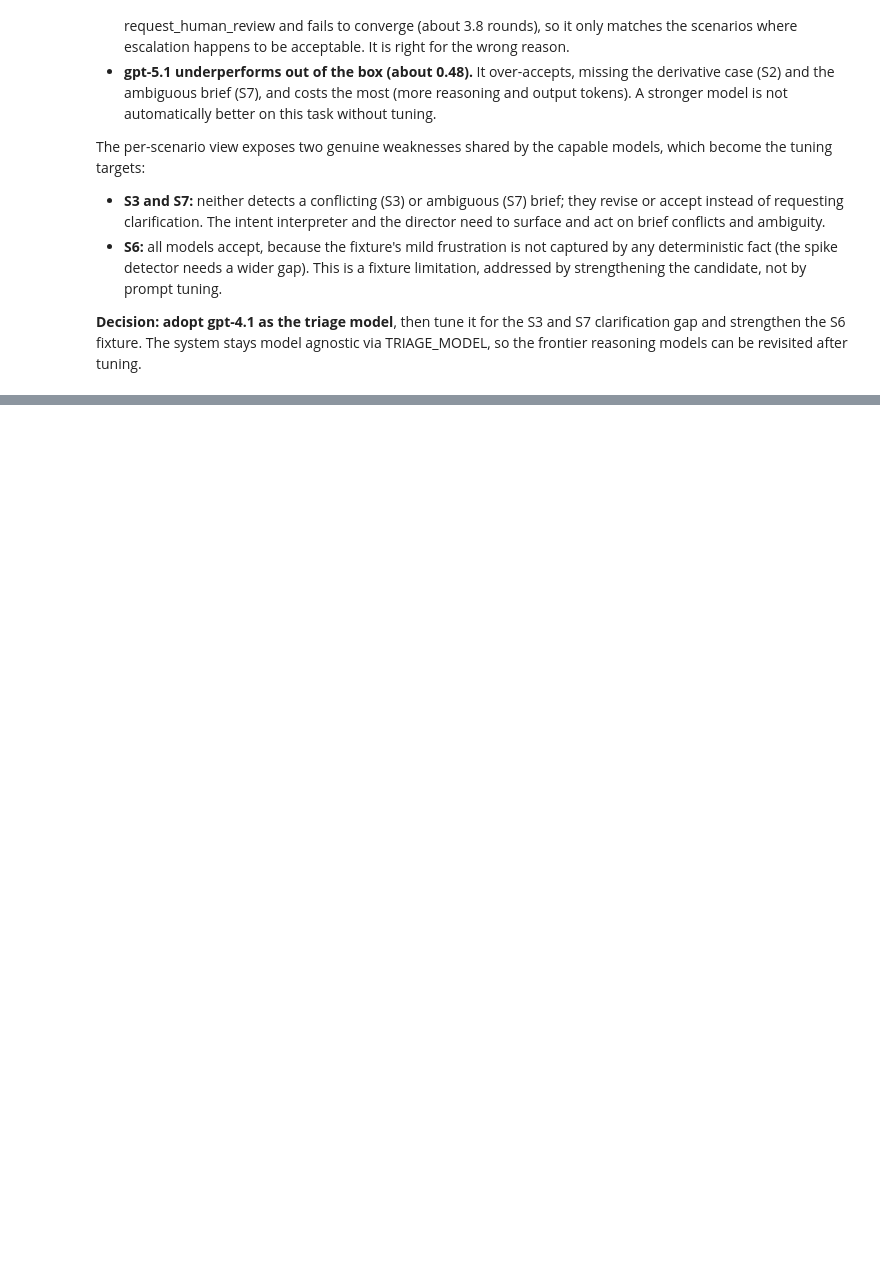
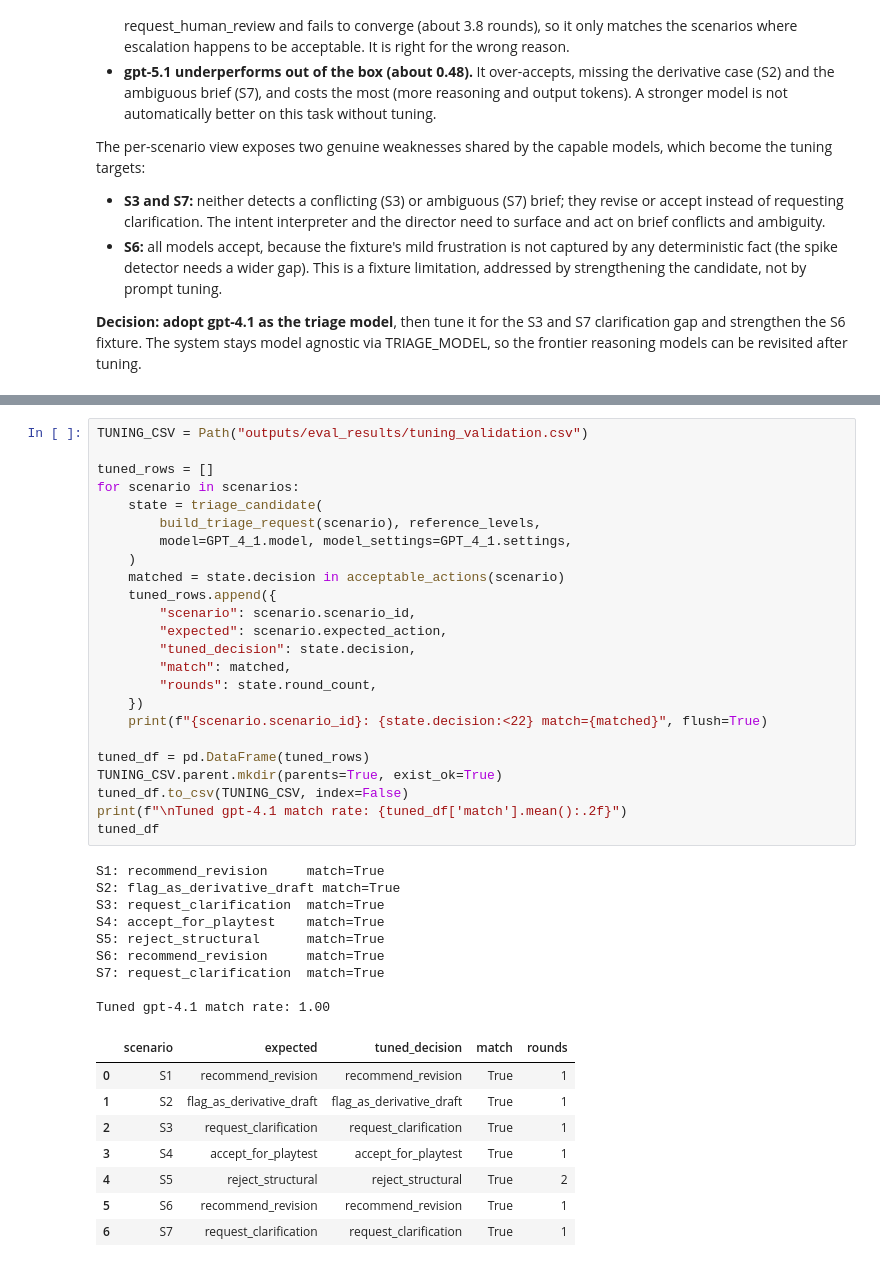
Before and after one commit to thebobmay/agentic-ai-level-design-triage-agent, a Jupyter notebook: agentic_system.ipynb, the cells around one changed output, grey strips where cells are left out. Drawn from its saved outputs; the diff is of its cells as text; blank space fills up the shorter version.

```diff
--- a/agentic_system.ipynb
+++ b/agentic_system.ipynb
@@ -406,0 +405,42 @@ The per-scenario view exposes two genuine weaknesses shared by the capable model
+# %%
+TUNING_CSV = Path("outputs/eval_results/tuning_validation.csv")
+
+tuned_rows = []
+for scenario in scenarios:
+    state = triage_candidate(
+        build_triage_request(scenario), reference_levels,
+        model=GPT_4_1.model, model_settings=GPT_4_1.settings,
+    )
+    matched = state.decision in acceptable_actions(scenario)
+    tuned_rows.append({
+        "scenario": scenario.scenario_id,
+        "expected": scenario.expected_action,
+        "tuned_decision": state.decision,
+        "match": matched,
+        "rounds": state.round_count,
+    })
+    print(f"{scenario.scenario_id}: {state.decision:<22} match={matched}", flush=True)
+
+tuned_df = pd.DataFrame(tuned_rows)
+TUNING_CSV.parent.mkdir(parents=True, exist_ok=True)
+tuned_df.to_csv(TUNING_CSV, index=False)
+print(f"\nTuned gpt-4.1 match rate: {tuned_df['match'].mean():.2f}")
+tuned_df
+# %% [output]
+S1: recommend_revision     match=True
+S2: flag_as_derivative_draft match=True
+S3: request_clarification  match=True
+S4: accept_for_playtest    match=True
+S5: reject_structural      match=True
+S6: recommend_revision     match=True
+S7: request_clarification  match=True
+
+Tuned gpt-4.1 match rate: 1.00
+|  | scenario | expected | tuned_decision | match | rounds |
+| 0 | S1 | recommend_revision | recommend_revision | True | 1 |
+| 1 | S2 | flag_as_derivative_draft | flag_as_derivative_draft | True | 1 |
+| 2 | S3 | request_clarification | request_clarification | True | 1 |
+| 3 | S4 | accept_for_playtest | accept_for_playtest | True | 1 |
+| 4 | S5 | reject_structural | reject_structural | True | 2 |
+| 5 | S6 | recommend_revision | recommend_revision | True | 1 |
+| 6 | S7 | request_clarification | request_clarification | True | 1 |
```
Also changed, not shown: parts of 8 cells of this notebook, 6 other files.
